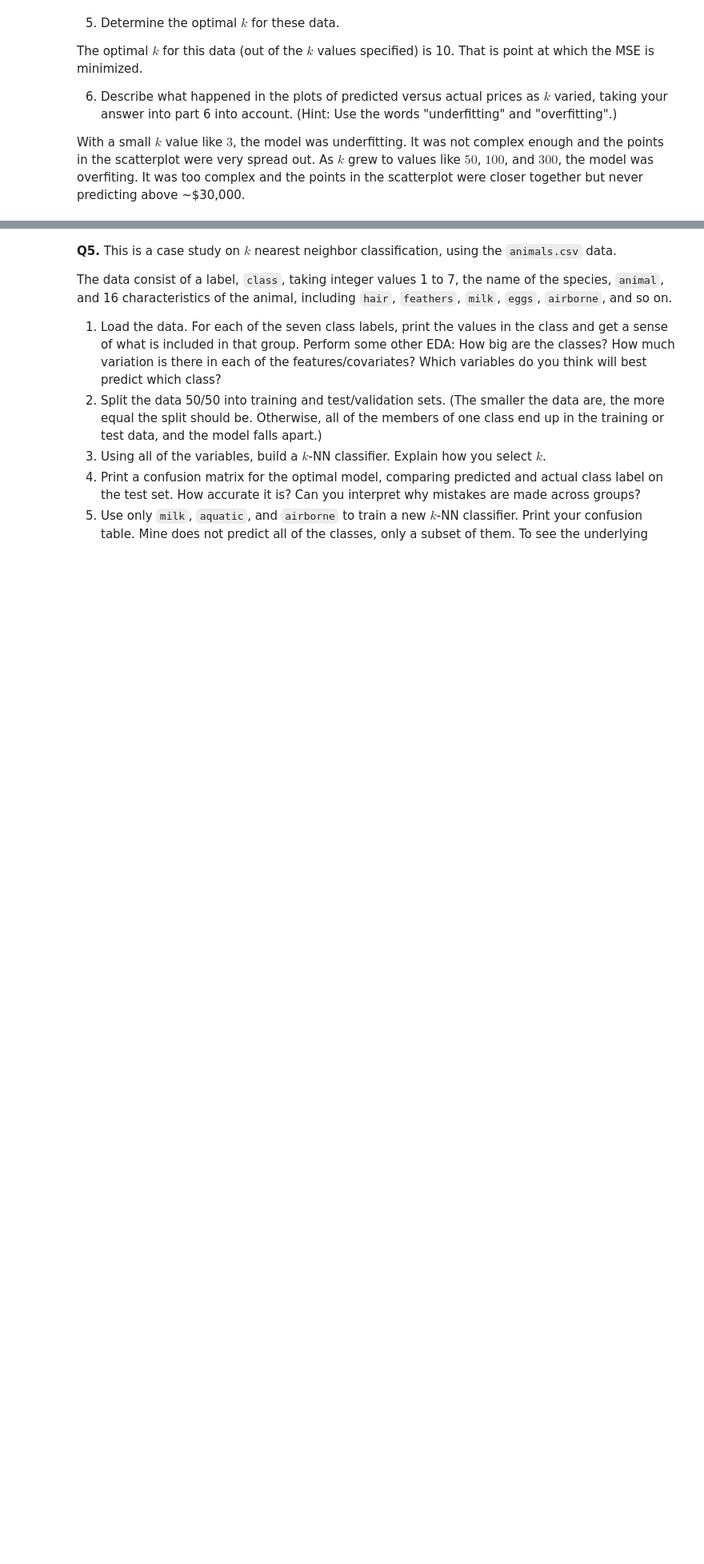
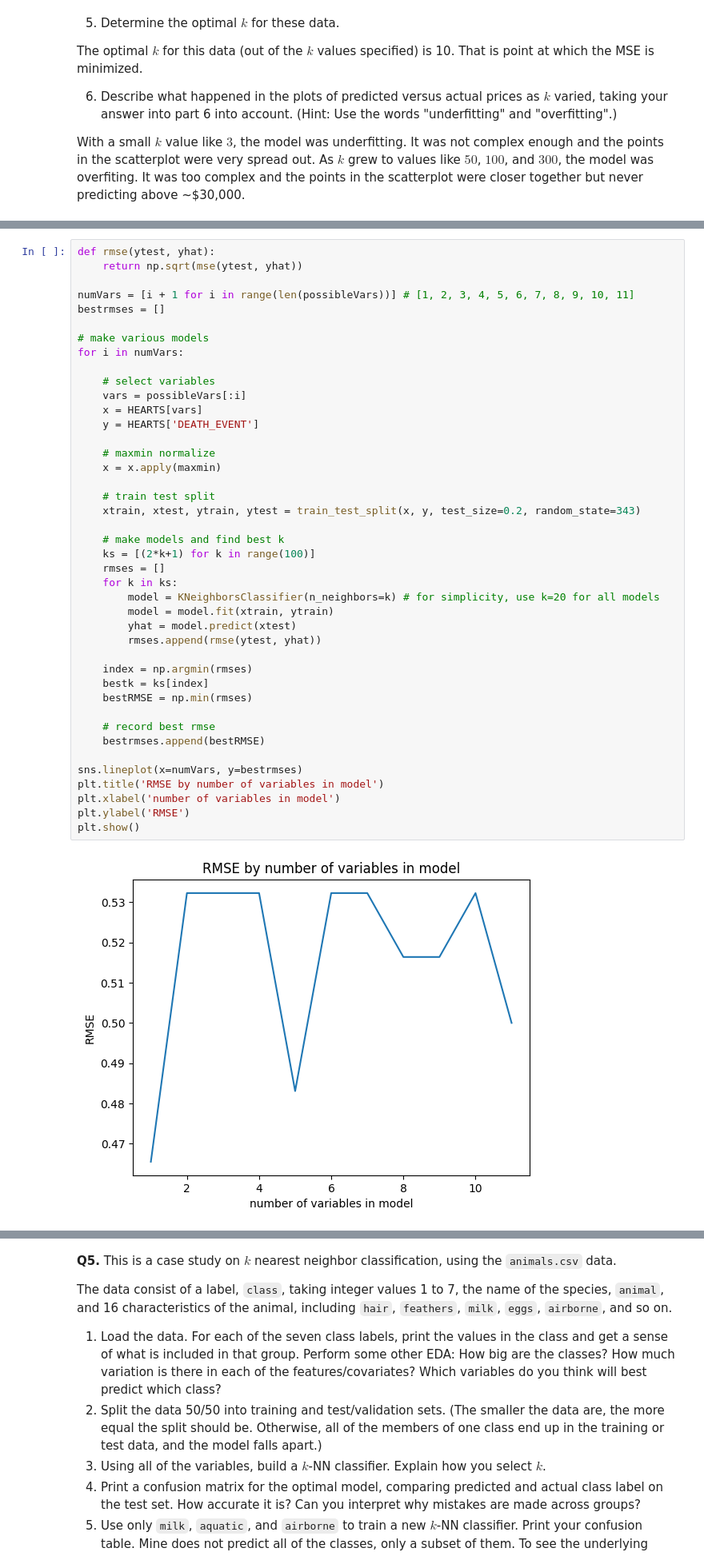
Before and after one commit to syd-nguyen/ds3021-assignments, a Jupyter notebook: assignments/02_assignment_knn.ipynb, the cells around one changed output, grey strips where cells are left out. Shown at 80% size. Drawn from its saved outputs; the diff is of its cells as text; blank space fills up the shorter version.

```diff
--- a/assignments/02_assignment_knn.ipynb
+++ b/assignments/02_assignment_knn.ipynb
@@ -174,0 +369,44 @@ The data for the question include:
+# %%
+def rmse(ytest, yhat):
+    return np.sqrt(mse(ytest, yhat))
+
+numVars = [i + 1 for i in range(len(possibleVars))] # [1, 2, 3, 4, 5, 6, 7, 8, 9, 10, 11]
+bestrmses = []
+
+# make various models
+for i in numVars:
+
+    # select variables
+    vars = possibleVars[:i]
+    x = HEARTS[vars]
+    y = HEARTS['DEATH_EVENT']
+
+    # maxmin normalize
+    x = x.apply(maxmin)
+
+    # train test split
+    xtrain, xtest, ytrain, ytest = train_test_split(x, y, test_size=0.2, random_state=343)
+
+    # make models and find best k
+    ks = [(2*k+1) for k in range(100)]
+    rmses = []
+    for k in ks:
+        model = KNeighborsClassifier(n_neighbors=k) # for simplicity, use k=20 for all models
+        model = model.fit(xtrain, ytrain)
+        yhat = model.predict(xtest)
+        rmses.append(rmse(ytest, yhat))
+
+    index = np.argmin(rmses)
+    bestk = ks[index]
+    bestRMSE = np.min(rmses)
+
+    # record best rmse
+    bestrmses.append(bestRMSE)
+
+sns.lineplot(x=numVars, y=bestrmses)
+plt.title('RMSE by number of variables in model')
+plt.xlabel('number of variables in model')
+plt.ylabel('RMSE')
+plt.show()
+# %% [output]
+[figure, added]
```
Also changed, not shown: parts of 30 cells of this notebook.
